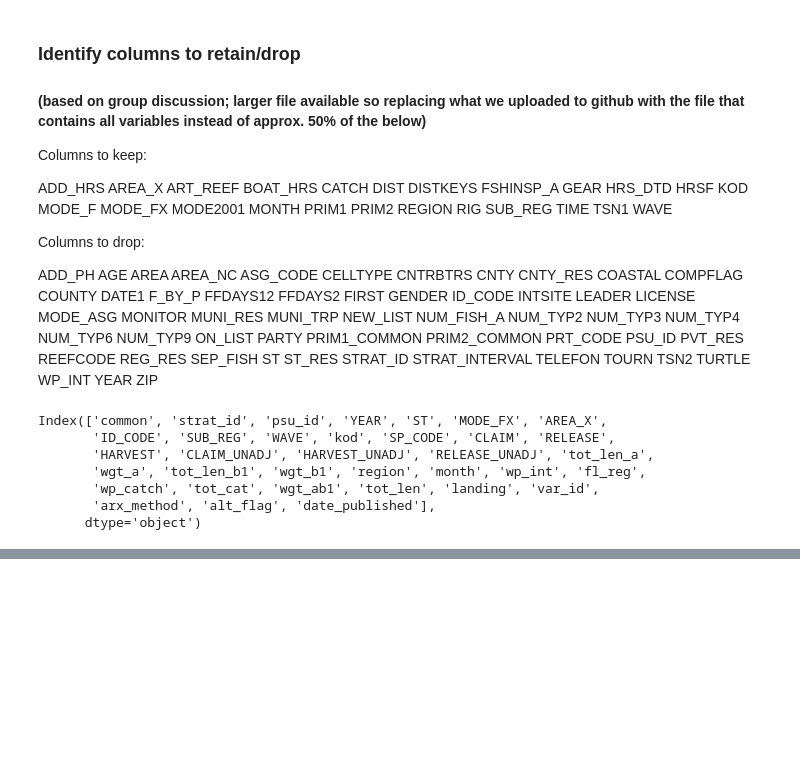
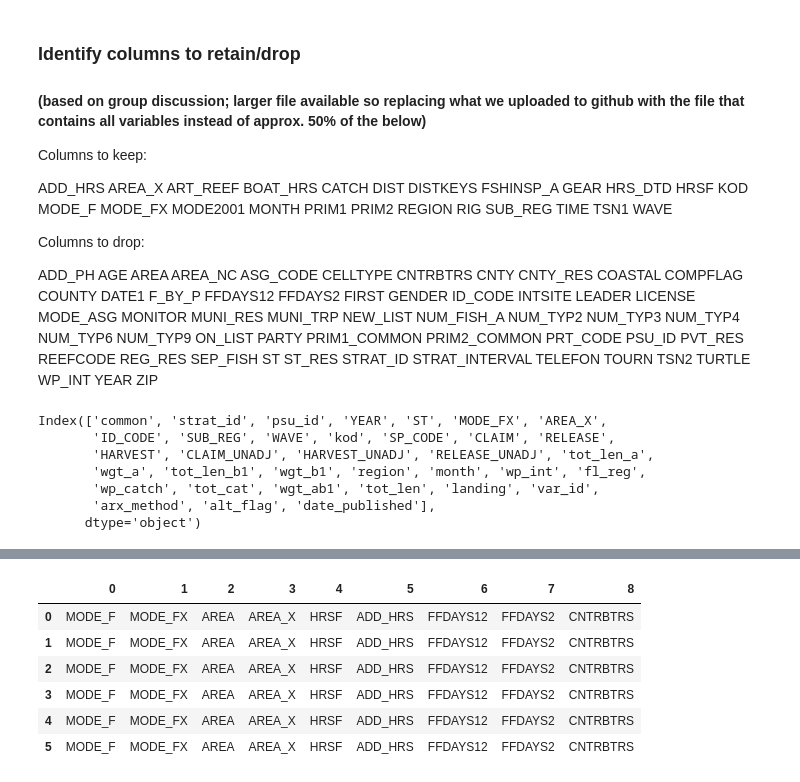
Before and after one commit to ddw26/Team-Frist-Center, a Jupyter notebook: mod_20_circle_s1.ipynb, the cells around one changed output, grey strips where cells are left out. Saved outputs shown, nothing was run; the diff lists cells and outputs as text; code cells hidden in the pictures; blank space fills up the shorter version.

```diff
--- a/mod_20_circle_s1.ipynb
+++ b/mod_20_circle_s1.ipynb
@@ -118,0 +191,12 @@ Index(['common', 'strat_id', 'psu_id', 'YEAR', 'ST', 'MODE_FX', 'AREA_X',
+# %%
+col_name = pd.DataFrame(columns_df.values[0:6,11:20])
+
+col_name
+# %% [output]
+|  | 0 | 1 | 2 | 3 | 4 | 5 | 6 | 7 | 8 |
+| 0 | MODE_F | MODE_FX | AREA | AREA_X | HRSF | ADD_HRS | FFDAYS12 | FFDAYS2 | CNTRBTRS |
+| 1 | MODE_F | MODE_FX | AREA | AREA_X | HRSF | ADD_HRS | FFDAYS12 | FFDAYS2 | CNTRBTRS |
+| 2 | MODE_F | MODE_FX | AREA | AREA_X | HRSF | ADD_HRS | FFDAYS12 | FFDAYS2 | CNTRBTRS |
+| 3 | MODE_F | MODE_FX | AREA | AREA_X | HRSF | ADD_HRS | FFDAYS12 | FFDAYS2 | CNTRBTRS |
+| 4 | MODE_F | MODE_FX | AREA | AREA_X | HRSF | ADD_HRS | FFDAYS12 | FFDAYS2 | CNTRBTRS |
+| 5 | MODE_F | MODE_FX | AREA | AREA_X | HRSF | ADD_HRS | FFDAYS12 | FFDAYS2 | CNTRBTRS |
```
Also changed, not shown: parts of 11 cells of this notebook.
